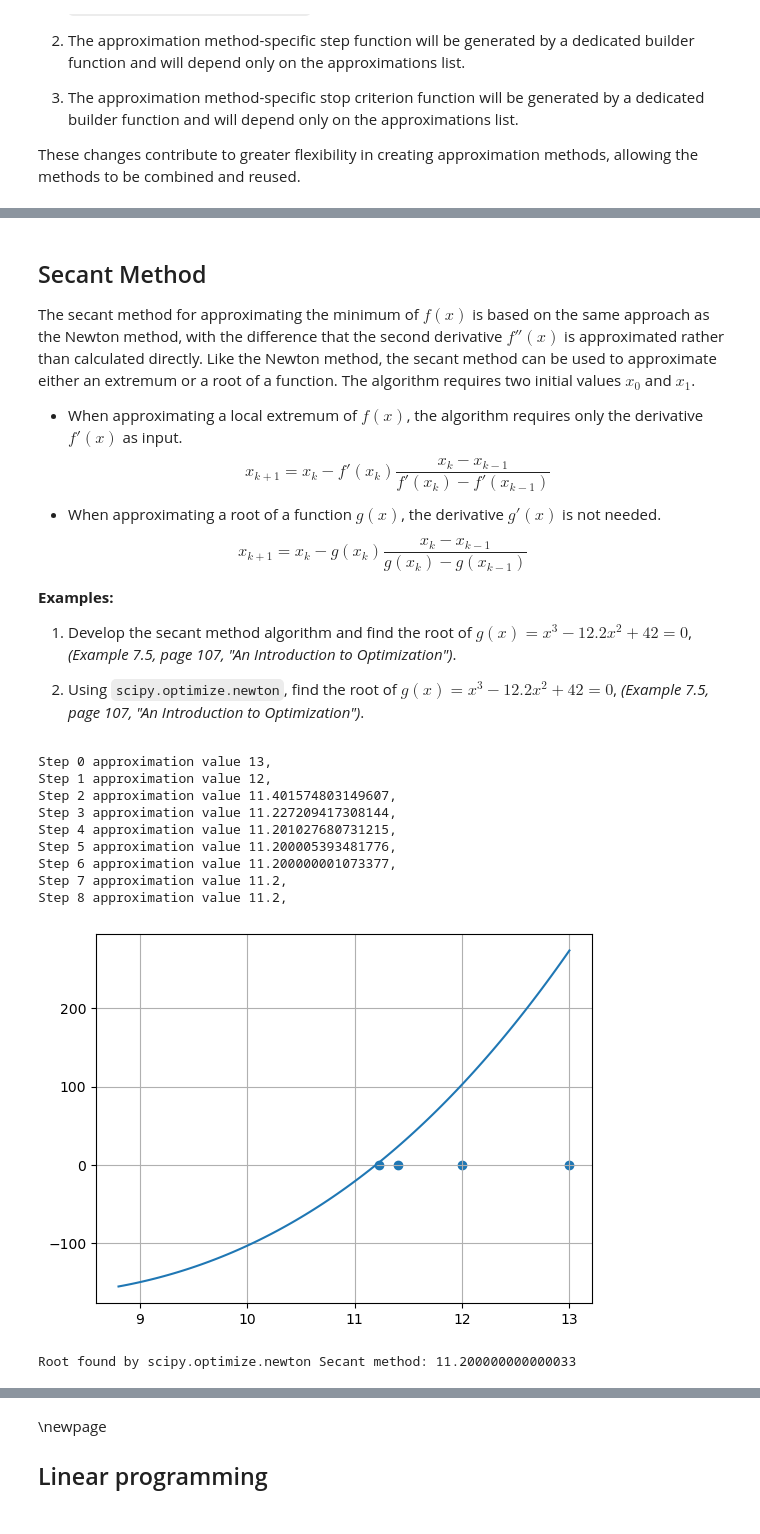
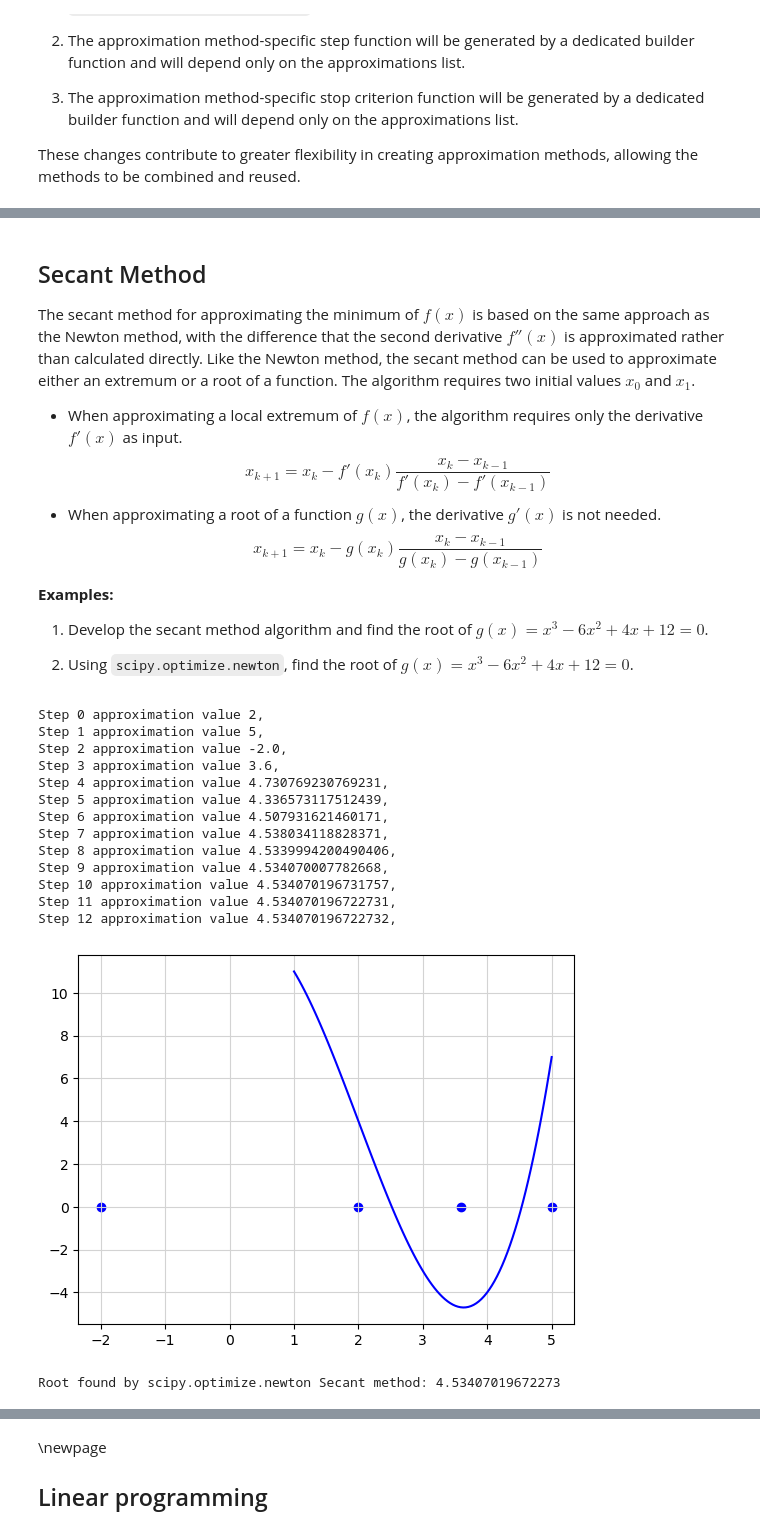
Before and after one commit to mgrabul/optimization-methods, a Jupyter notebook: optimizationmethods.ipynb, the cells around one changed output, grey strips where cells are left out. Saved outputs shown, nothing was run; the diff lists cells and outputs as text; code cells hidden in the pictures.

Commit message:
* added original examples

```diff
--- a/optimizationmethods.ipynb
+++ b/optimizationmethods.ipynb
@@ -1813,8 +1824,9 @@ $$
 # %%
 def g(x):
- return x**3 - 12.2*x**2 + 7.45*x + 42
+    return x**3 - 6*x**2 + 4*x + 12
+
 def g_derivative(x):
- return 3*x**2 - 24.4*x + 7.45
+    return 3*x**2 - 12*x + 4
 
 # Example 1
 # this block uses the previous block functions
@@ -1823,22 +1835,24 @@ accuracy = 0.000001
 stop_newtons_method = stop_criterion_relative_step(accuracy)
 
 x_approximations = []
-x_approximations.append(12)
+x_approximations.append(10)
 x_approximations = newtons_method(x_approximations, step_newtons_method, stop_newtons_method)
 print(f"Root manually calculated, X={x_approximations[-1]}")
 
 # plot the function and the approximations
 import matplotlib.pyplot as plt
-x_plot = np.linspace(10.50, 12.1, 400)
+x_plot = np.linspace(3, 10, 600)
 print(x_approximations)
-plt.scatter([x_approximations[0],x_approximations[1], x_approximations[2]], [0,0,0])
+plt.scatter([x_approximations[0],x_approximations[1], x_approximations[2], x_approximations[3]], [0,0,0,0])
 plt.plot(x_plot, g(x_plot))
-plt.plot(x_plot, g_derivative(x_approximations[0])*x_plot + g(x_approximations[0])- g_derivative(x_approximations[0]) * x_approximations[0])
+x_plot_x_approximations_0 = np.linspace(6, 10, 600)
+plt.plot(x_plot_x_approximations_0, g_derivative(x_approximations[0])*x_plot_x_approximations_0 + g(x_approximations[0])- g_derivative(x_approximations[0]) * x_approximations[0])
+plt.plot(x_plot, g_derivative(x_approximations[3])*x_plot + g(x_approximations[3])- g_derivative(x_approximations[3]) * x_approximations[3])
 plt.grid()
 plt.show()
 
 # Example 2
 from scipy.optimize import newton
-root_newton = newton(g, x0=0.5)
+root_newton = newton(g, x0=10)
 print(f"Root calculated with scipy.optimize.newton, X={root_newton}")
 # %% [output]
@@ -1857,17 +1871,17 @@ $$
 x_{k+1} = x_k - f'(x_k) \frac{x_k - x_{k-1}}{f'(x_k) - f'(x_{k-1})}
 $$
 * When approximating a root of a function $g(x)$, the derivative $g'(x)$ is not needed.
-
 $$
 x_{k+1} = x_k - g(x_k) \frac{x_k - x_{k-1}}{g(x_k) - g(x_{k-1})}
 $$
 
 **Examples:**
-1. Develop the secant method algorithm and find the root of $g(x) = x^3 - 12.2x^2 + 42 = 0$, *(Example 7.5, page 107, "An Introduction to Optimization")*.
 
-2. Using `scipy.optimize.newton`, find the root of $g(x) = x^3 - 12.2x^2 + 42 = 0$, *(Example 7.5, page 107, "An Introduction to Optimization")*.
+1. Develop the secant method algorithm and find the root of $g(x) = x^3 - 6x^2 + 4x + 12 = 0$.
+
+2. Using `scipy.optimize.newton`, find the root of $g(x) = x^3 - 6x^2 + 4x + 12 = 0$.
 # %%
-# Secant algorithm, Example 7,5 page 107
+# Secant algorithm,
 
 import numpy as np
 import matplotlib.pyplot as plt
@@ -1876,8 +1890,8 @@ from scipy.optimize import newton
 # Example 1
 
 # Find the root of the function
-def g(x_in:float)->float:
-  return x_in**3 - 12.2*x_in**2 + 7.45*x_in + 42
+def g(x_in: float) -> float:
+    return x_in**3 - 6*x_in**2 + 4*x_in + 12
 
 def secant_method_step_builder(f_in):
     def step_function(x_approximations_in):
@@ -1888,48 +1902,52 @@ def secant_method_step_builder(f_in):
 
 
 def secant_method(approximations_in, function_in, stop_criterion_in):
   return general_approximation_iterator(approximations_in,
                                     secant_method_step_builder(function_in),
                                     stop_criterion_in)
 
 x_approximations = []
-x_approximations.append(13)
-x_approximations.append(12)
+x_approximations.append(2)
+x_approximations.append(5)
 
 stop_criterion_secant = stop_criterion_relative_step(1e-12)
 
 secant_method(x_approximations, g, stop_criterion_secant)
 
 for element in enumerate(x_approximations):
     print(f"Step {element[0]} approximation value {element[1]},")
 
 # Plot
 # Generate domain
-x_plot = np.linspace(8.8, 13, 100)
+x_plot = np.linspace(1, 5, 100)
 # Plot the function
 plt.plot(x_plot, g(x_plot))
 plt.grid()
 plt.scatter(x_approximations[0:4],[0,0,0,0])
 # Show the plot
 plt.show()
 
 # Example 2
 from scipy.optimize import newton
 # x0 x1 are the two starting values for secant method
-root_secant = newton(g, x0=13, x1=12)
+root_secant = newton(g, x0=2, x1=5)
 print("Root found by scipy.optimize.newton Secant method:", root_secant)
 # %% [output]
-Step 0 approximation value 13,
-Step 1 approximation value 12,
-Step 2 approximation value 11.401574803149607,
-Step 3 approximation value 11.227209417308144,
-Step 4 approximation value 11.201027680731215,
-Step 5 approximation value 11.200005393481776,
-Step 6 approximation value 11.200000001073377,
-Step 7 approximation value 11.2,
-Step 8 approximation value 11.2,
+Step 0 approximation value 2,
+Step 1 approximation value 5,
+Step 2 approximation value -2.0,
+Step 3 approximation value 3.6,
+Step 4 approximation value 4.730769230769231,
+Step 5 approximation value 4.336573117512439,
+Step 6 approximation value 4.507931621460171,
+Step 7 approximation value 4.538034118828371,
+Step 8 approximation value 4.5339994200490406,
+Step 9 approximation value 4.534070007782668,
+Step 10 approximation value 4.534070196731757,
+Step 11 approximation value 4.534070196722731,
+Step 12 approximation value 4.534070196722732,
-[figure, old version]
+[figure, new version]
-Root found by scipy.optimize.newton Secant method: 11.200000000000033
+Root found by scipy.optimize.newton Secant method: 4.53407019672273
 # %% [markdown]
 \newpage
 
```
Also changed, not shown: parts of 23 cells of this notebook.
